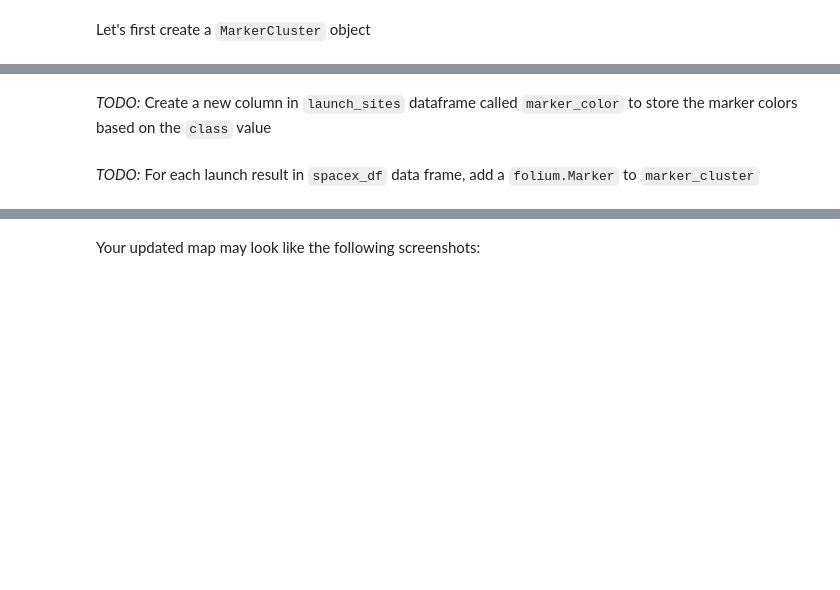
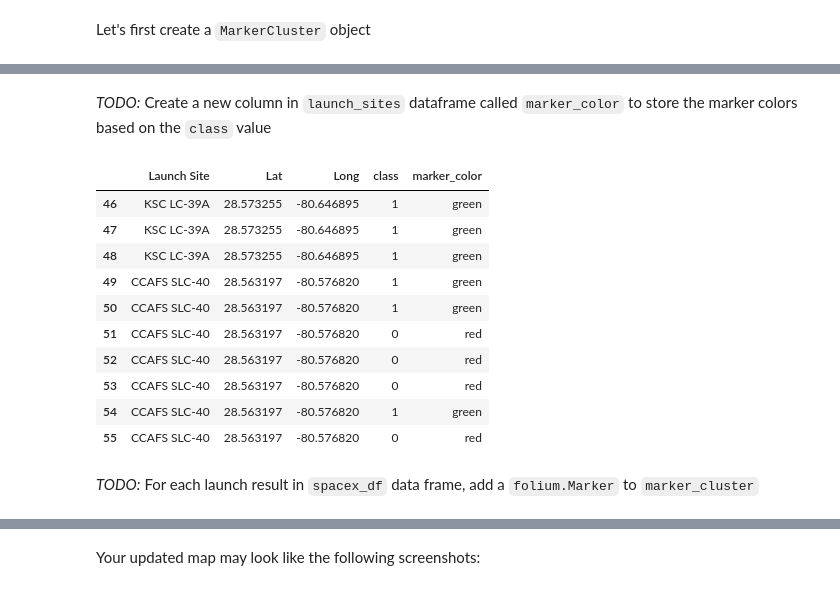
Before and after one commit to athariqbal01-cloud/IBMProCapstone, a Jupyter notebook: lab-jupyter-launch-site-location-v2.ipynb, the cells around one changed output, grey strips where cells are left out. Saved outputs shown, nothing was run; the diff lists cells and outputs as text; code cells hidden in the pictures; blank space fills up the shorter version.

```diff
--- a/lab-jupyter-launch-site-location-v2.ipynb
+++ b/lab-jupyter-launch-site-location-v2.ipynb
@@ -239,4 +178,33 @@ site_map
 # %% [markdown]
-_TODO:_ Create a new column in `launch_sites` dataframe called `marker_color` to store the marker colors based on the `class` value
+*TODO:* Create a new column in `launch_sites` dataframe called `marker_color` to store the marker colors based on the `class` value
+# %%
+
+# Apply a function to check the value of `class` column
+# If class=1, marker_color value will be green
+# If class=0, marker_color value will be red
+spacex_df['marker_color'] = list(map(lambda x: 'green' if x==1 else 'red', spacex_df['class']))
+spacex_df.tail(10)
+
+# Function to assign color to launch outcome
+def assign_marker_color(launch_outcome):
+    if launch_outcome == 1:
+        return 'green'
+    else:
+        return 'red'
+
+spacex_df['marker_color'] = spacex_df['class'].apply(assign_marker_color)
+spacex_df.tail(10)
+# %% [output]
+|  | Launch Site | Lat | Long | class | marker_color |
+| 46 | KSC LC-39A | 28.573255 | -80.646895 | 1 | green |
+| 47 | KSC LC-39A | 28.573255 | -80.646895 | 1 | green |
+| 48 | KSC LC-39A | 28.573255 | -80.646895 | 1 | green |
+| 49 | CCAFS SLC-40 | 28.563197 | -80.576820 | 1 | green |
+| 50 | CCAFS SLC-40 | 28.563197 | -80.576820 | 1 | green |
+| 51 | CCAFS SLC-40 | 28.563197 | -80.576820 | 0 | red |
+| 52 | CCAFS SLC-40 | 28.563197 | -80.576820 | 0 | red |
+| 53 | CCAFS SLC-40 | 28.563197 | -80.576820 | 0 | red |
+| 54 | CCAFS SLC-40 | 28.563197 | -80.576820 | 1 | green |
+| 55 | CCAFS SLC-40 | 28.563197 | -80.576820 | 0 | red |
 # %% [markdown]
-_TODO:_ For each launch result in `spacex_df` data frame, add a `folium.Marker` to `marker_cluster`
+*TODO:* For each launch result in `spacex_df` data frame, add a `folium.Marker` to `marker_cluster`
```
Also changed, not shown: parts of 39 cells of this notebook.
